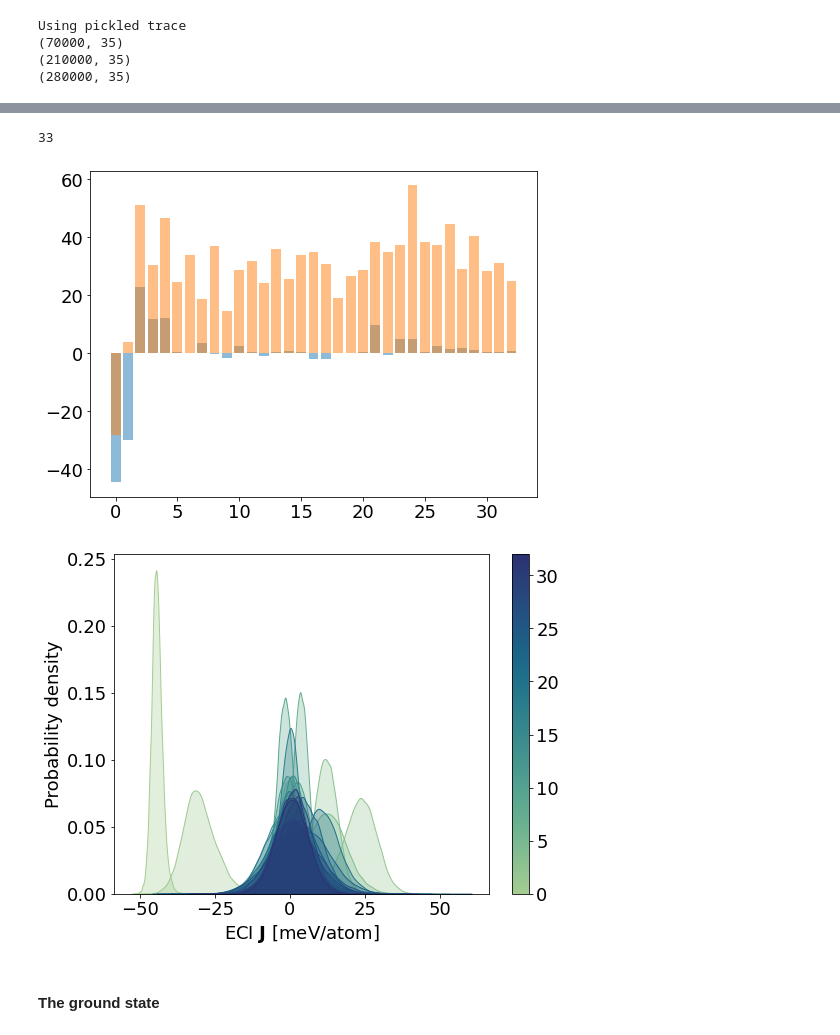
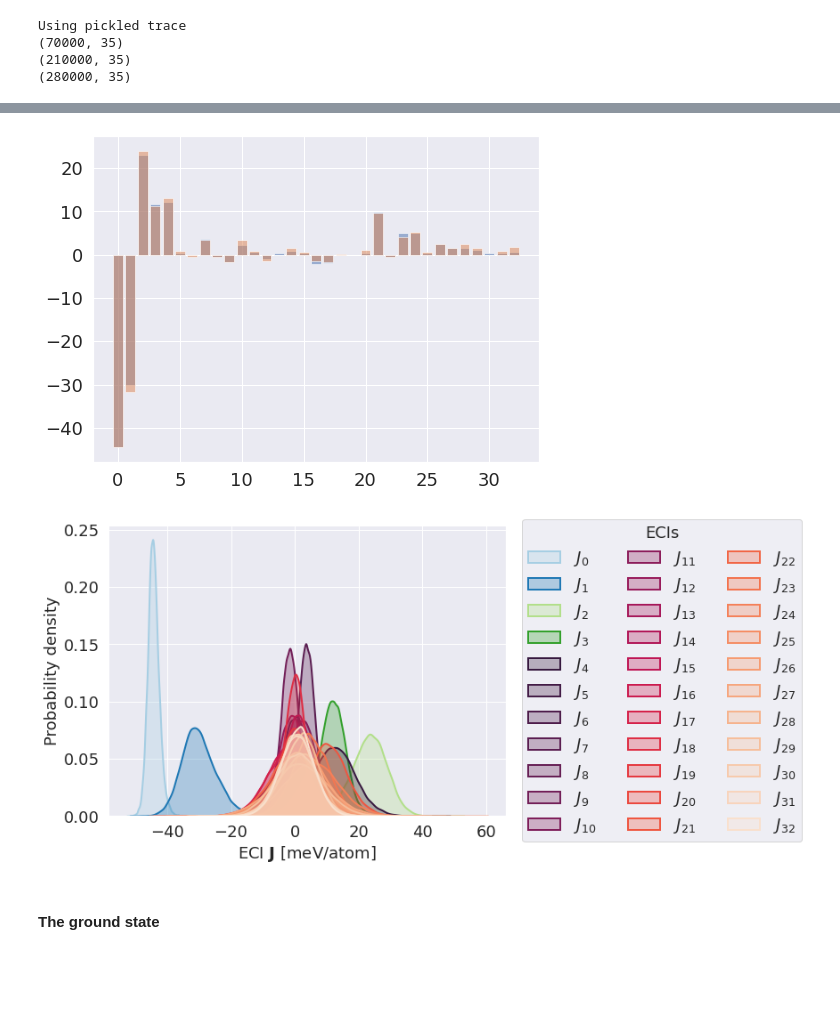
Before and after one commit to elindgren/asam_projects, a Jupyter notebook: Project2/TIF345_CE_project_2a.ipynb, the cells around one changed output, grey strips where cells are left out. Cells and saved outputs as stored; diff of their text form; code cells hidden in the pictures; blank space fills up the shorter version.

Commit message:
Generate figures for task 4

```diff
--- a/Project2/TIF345_CE_project_2a.ipynb
+++ b/Project2/TIF345_CE_project_2a.ipynb
@@ -144,7 +144,7 @@ from sklearn.model_selection import KFold
 import seaborn as sns
 import emcee
 
-# sns.set_theme()
+sns.set_theme()
 
 # Set plot params
 plt.rc('font', size=18)          # controls default text sizes
@@ -695,6 +705,6 @@ plt.tight_layout()
 # %%
 alpha = np.linspace(0,50)
-sigma = np.linspace(0,10)
+sigma = np.linspace(0,50, 100)
 J = np.linspace(0,5)
 p_alpha = np.exp(alpha_log_prior(alpha, hyp_alpha[0], hyp_alpha[1]))
 p_sigma = np.exp(sigma_log_prior(sigma, hyp_sigma[0], hyp_sigma[1]))
@@ -713,7 +723,15 @@ ax[1].legend(loc='best')
 
 
 J_mean = np.mean(full_trace[:,0:J_dim], axis = 0)
-J_mode = np.max(full_trace[:,0:J_dim], axis = 0)
+
+J_mode = np.zeros(J_dim)
+for j in range(J_dim):
+    h_c, h_edge = np.histogram(full_trace[:,j], bins=101)
+    mode_idx = np.argmax(h_c)
+    J_val = (h_edge[mode_idx]+h_edge[mode_idx+1])/2
+    J_mode[j] = J_val
+# J_mode = np.max(full_trace[:,0:J_dim], axis = 0)
+
 
 y_map = X@J_mode
 y_mean =  X@J_mean
@@ -728,7 +746,7 @@ sortOrder = np.argsort(y)
 
 ax.plot(y[sortOrder], label='Data')
 ax.plot(y_pred[sortOrder], label='post pred')
-# ax.plot(y_map[sortOrder], label='map')
+ax.plot(y_map[sortOrder], label='map')
 ax.plot(y_mean[sortOrder], alpha=0.5, label='mean')
 ax.legend(loc='best')
 
@@ -741,26 +759,30 @@ print(MSE)
 # %%
 fig, ax = plt.subplots(figsize = (8,6))
 t = np.arange(0,J_dim)
 ax.bar(t,height = J_mean, alpha = 0.5)
 ax.bar(t,height = J_mode, alpha = 0.5)
 
 fig, ax = plt.subplots(figsize=(8,6))
-norm = plt.Normalize(0,32)
-sm = plt.cm.ScalarMappable(cmap="crest", norm=norm)
-print(J_dim)
+n1 = 4
+cpalette1 = sns.color_palette("Paired", J_dim)
+cpalette2 = sns.color_palette("rocket", J_dim)
 for alpha in range(J_dim):
-    sns.kdeplot(x=full_trace[:,alpha], alpha=0.3, ax=ax, hue=alpha/J_dim,
-                hue_norm=(0,1), fill=True, palette="crest", linewidth=1)
-ax.get_legend().remove()
-ax.figure.colorbar(sm)
+    if alpha < n1:
+        c = cpalette1[alpha]
+    else:
+        c = cpalette2[alpha]
+    sns.kdeplot(x=full_trace[:,alpha], alpha=0.3, ax=ax, fill=True,
+              linewidth=2, color=c,
+              label=r'$J_{' +f'{alpha}'+r'}$')
+
 ax.set_xlabel(r'ECI $\mathbf{J}$ [meV/atom]')
 ax.set_ylabel('Probability density')
-plt.tight_layout()
-plt.savefig('figures/task4_ecis.png')
+plt.rcParams['legend.title_fontsize'] = 18
+lgd = ax.legend(loc='upper left', bbox_to_anchor=(1.02, 1.05), ncol=3, title=r'ECIs')
+plt.savefig('figures/task4_ecis.png', bbox_extra_artists=(lgd,), bbox_inches='tight')
 # %% [output]
-33
-[figure, old version]
+[figure, new version]
-[figure, old version]
+[figure, new version]
 # %% [markdown]
 #### The ground state
 # %%
```
Also changed, not shown: parts of 11 cells of this notebook, 10 other files.
